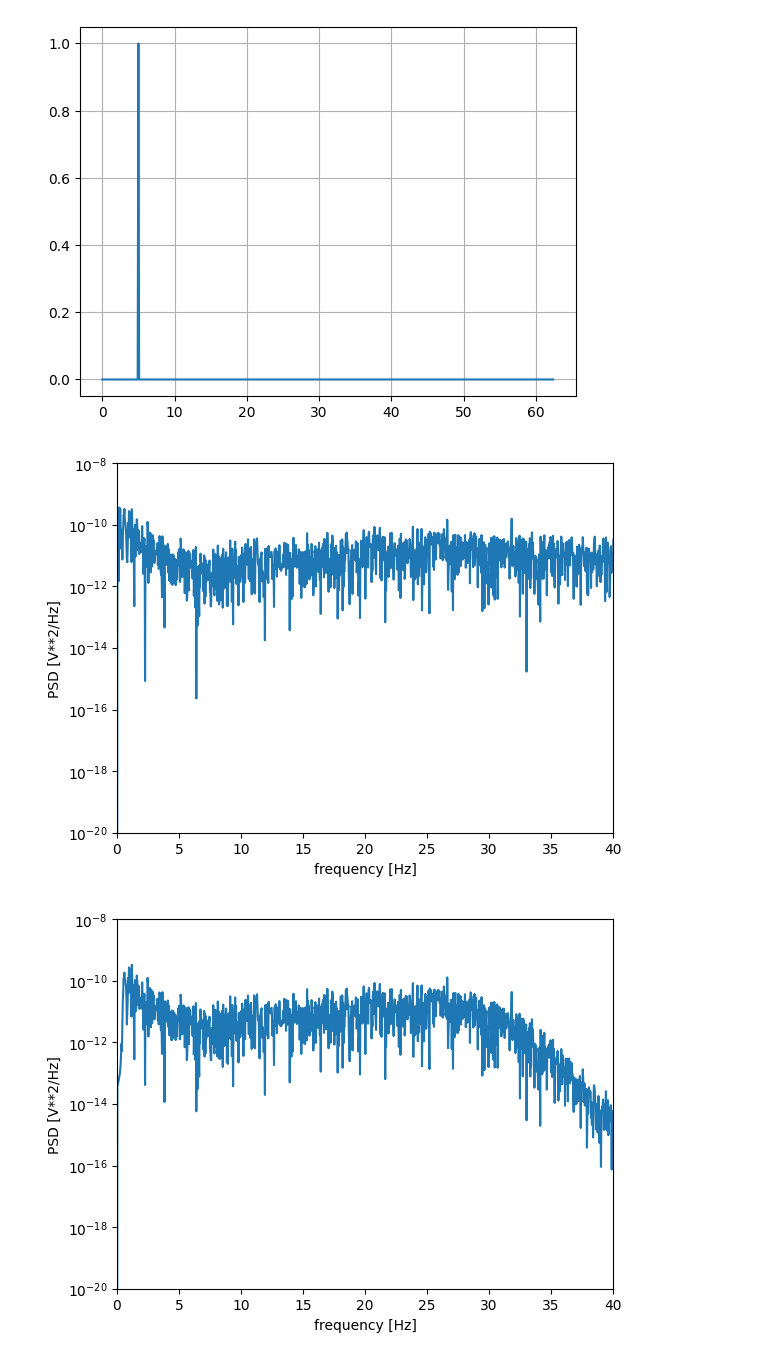
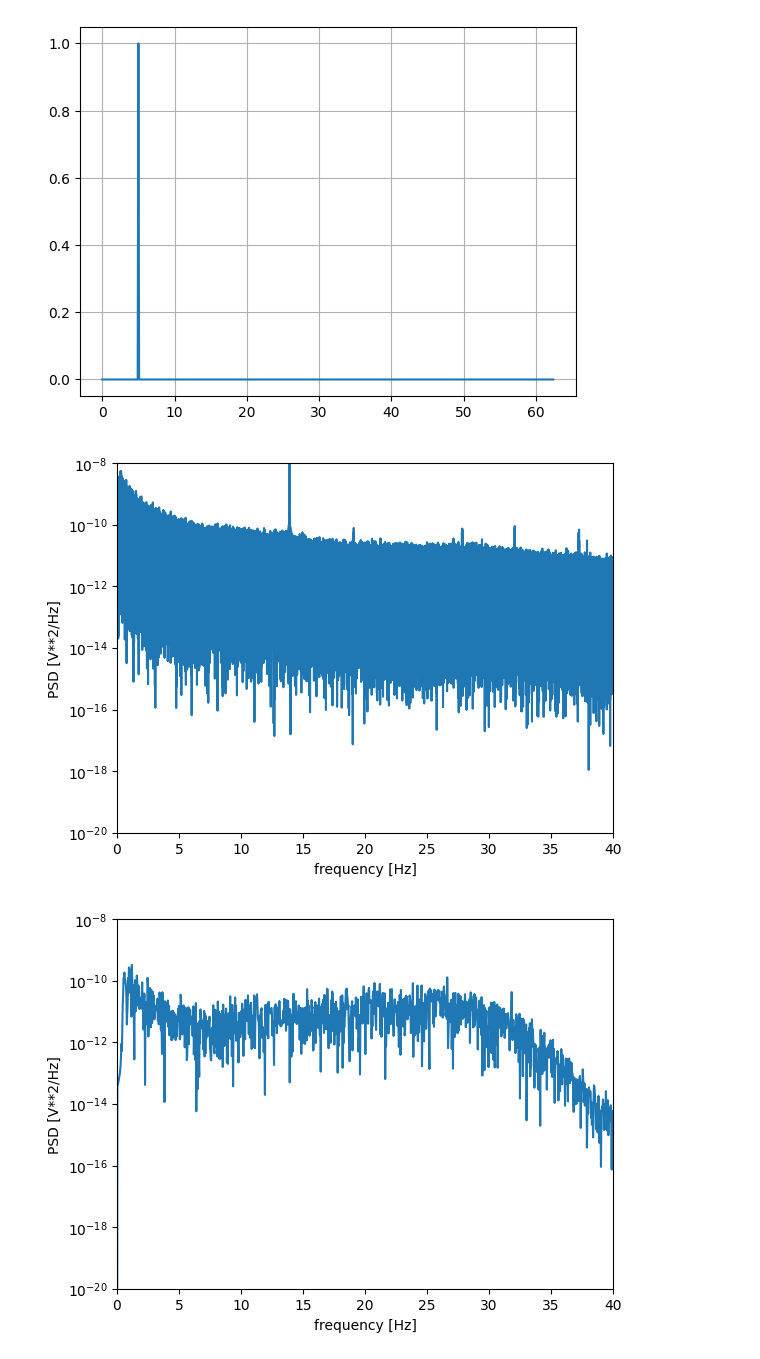
Before and after one commit to inesstsarah/cm2013_ht25_project, a Jupyter notebook: Python/test_preprocessing.ipynb, the cells around one changed output. Saved outputs shown, nothing was run; the diff lists cells and outputs as text; code cells hidden in the pictures.

```diff
--- a/Python/test_preprocessing.ipynb
+++ b/Python/test_preprocessing.ipynb
@@ -86,9 +86,9 @@ filtered_signal = highpass_filter(flattened_data,0.3,125,order=5)
 filtered_signal = notch_filter(filtered_signal, config.NOTCH_FILTER_FREQ, config.NOTCH_FILTER_Q, 125)
 filtered_signal = bandpass_filter(filtered_signal, config.BANDPASS_FILTER_LOWER_FREQ, 32, 125, config.BANDPASS_FILTER_ORDER)
 # %%
-plot_PSD(data_2,125)
+plot_PSD(flattened_data,125)
 # %% [output]
-[figure, old version]
+[figure, new version]
 # %%
 plot_PSD(filtered_signal,125)
 # %% [output]
```
Also changed, not shown: 1 other file.
